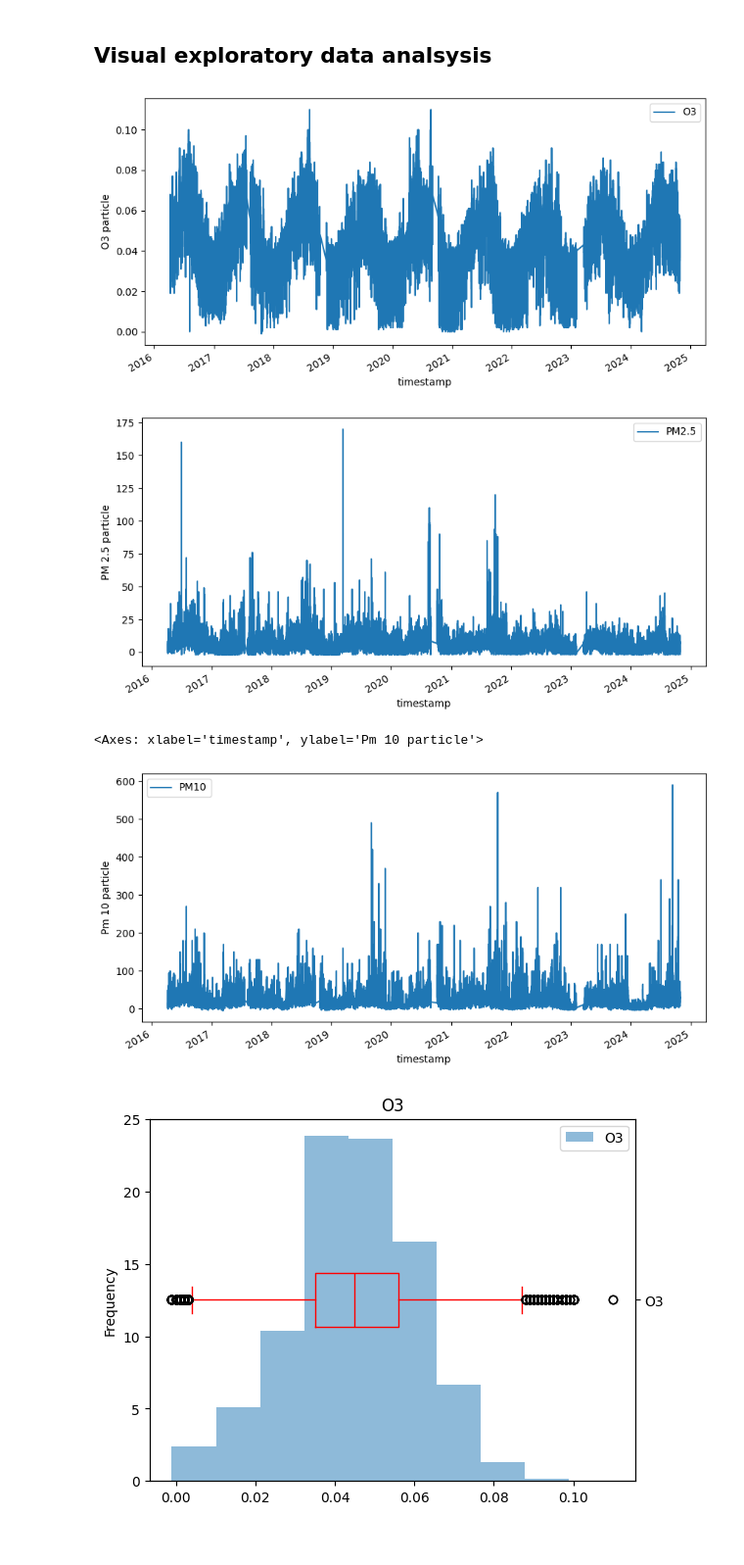
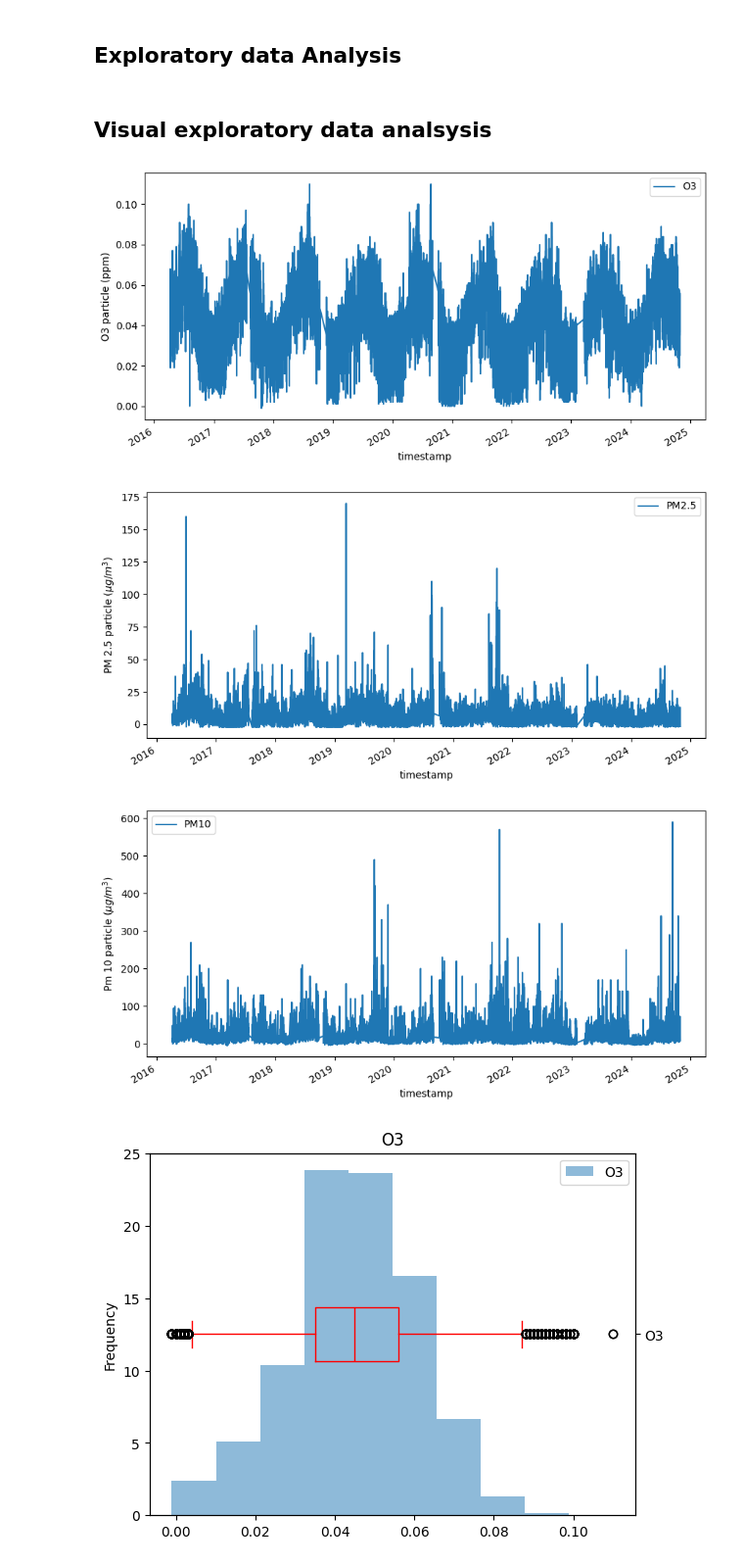
Before and after one commit to Hemanth-TN/Time-Series-analysis, a Jupyter notebook: Time_series_analysis.ipynb, the cells around one changed output. Shown at 98% size. Drawn from its saved outputs; the diff is of its cells as text; code cells hidden in the pictures.

Commit message:
added units to plot and the conclusion

```diff
--- a/Time_series_analysis.ipynb
+++ b/Time_series_analysis.ipynb
@@ -1,3 +1,5 @@
+# %% [markdown]
+## Exploratory data Analysis
 # %%
 import pandas as pd
 import os
@@ -20,18 +22,17 @@ mojave_pm10_data = get_cumulative_data("mojave", "pm10")
 # %% [markdown]
 ## Visual exploratory data analsysis
 # %%
-mojave_o3_df.plot(ylabel='O3 particle', figsize=(10,5));
+mojave_o3_df.plot(ylabel='O3 particle (ppm)', figsize=(10,5));
 # %% [output]
-[figure, old version]
+[figure, new version]
 # %%
-mojave_pm25_data.plot(ylabel='PM 2.5 particle', figsize=(10,5));
+mojave_pm25_data.plot(ylabel=r'PM 2.5 particle ($\mu g/m^3$)', figsize=(10,5));
 # %% [output]
-[figure, old version]
+[figure, new version]
 # %%
-mojave_pm10_data.plot(ylabel='Pm 10 particle', figsize=(10,5))
+mojave_pm10_data.plot(ylabel=r'Pm 10 particle ($\mu g/m^3$)', figsize=(10,5));
 # %% [output]
-<Axes: xlabel='timestamp', ylabel='Pm 10 particle'>
-[figure, old version]
+[figure, new version]
 # %%
 import matplotlib.pyplot as plt
 import numpy as np
```
Also changed, not shown: parts of 1 cell of this notebook.
